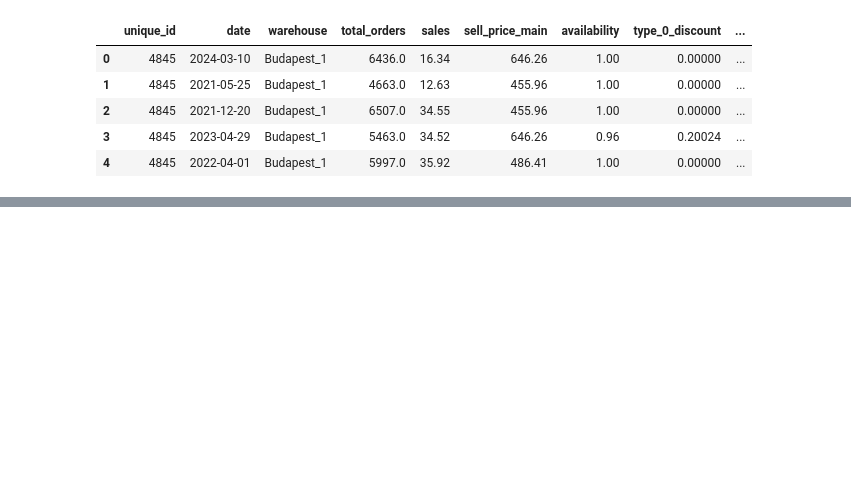
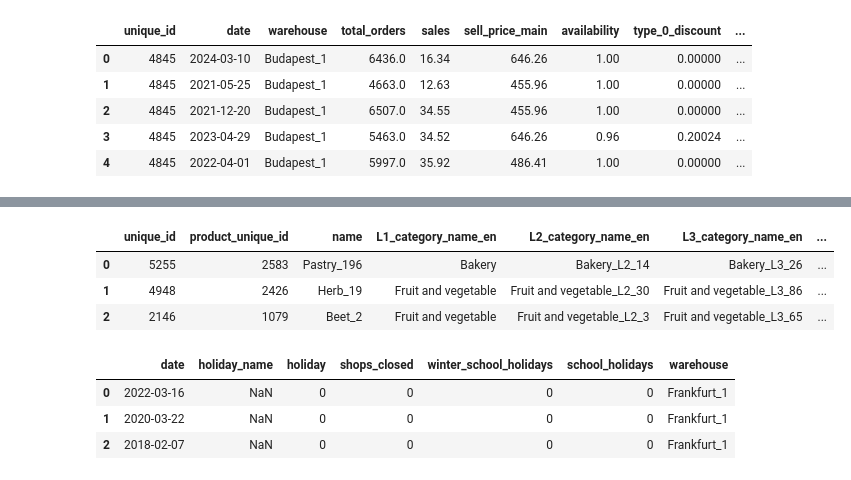
Before and after one commit to KtoxTheNisa/GROUP51_CENG313, a Jupyter notebook: assignment1_eda_baseline.ipynb, the cells around one changed output, grey strips where cells are left out. Drawn from its saved outputs; the diff is of its cells as text; code cells hidden in the pictures; blank space fills up the shorter version.

```diff
--- a/assignment1_eda_baseline.ipynb
+++ b/assignment1_eda_baseline.ipynb
@@ -39,0 +70,14 @@ df.head()
+# %%
+inventory.head(3)
+# %% [output]
+|  | unique_id | product_unique_id | name | L1_category_name_en | L2_category_name_en | L3_category_name_en | ... |
+| 0 | 5255 | 2583 | Pastry_196 | Bakery | Bakery_L2_14 | Bakery_L3_26 | ... |
+| 1 | 4948 | 2426 | Herb_19 | Fruit and vegetable | Fruit and vegetable_L2_30 | Fruit and vegetable_L3_86 | ... |
+| 2 | 2146 | 1079 | Beet_2 | Fruit and vegetable | Fruit and vegetable_L2_3 | Fruit and vegetable_L3_65 | ... |
+# %%
+calendar.head(3)
+# %% [output]
+|  | date | holiday_name | holiday | shops_closed | winter_school_holidays | school_holidays | warehouse |
+| 0 | 2022-03-16 | NaN | 0 | 0 | 0 | 0 | Frankfurt_1 |
+| 1 | 2020-03-22 | NaN | 0 | 0 | 0 | 0 | Frankfurt_1 |
+| 2 | 2018-02-07 | NaN | 0 | 0 | 0 | 0 | Frankfurt_1 |
```
Also changed, not shown: parts of 6 cells of this notebook.
